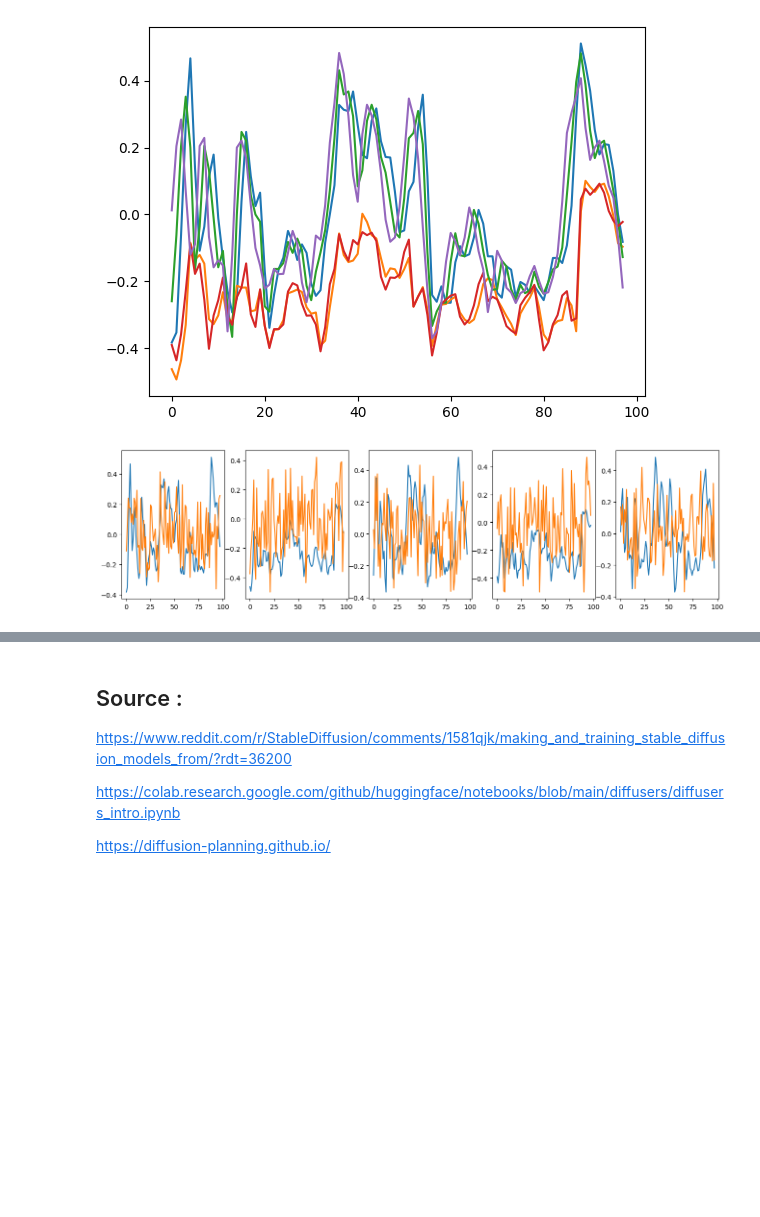
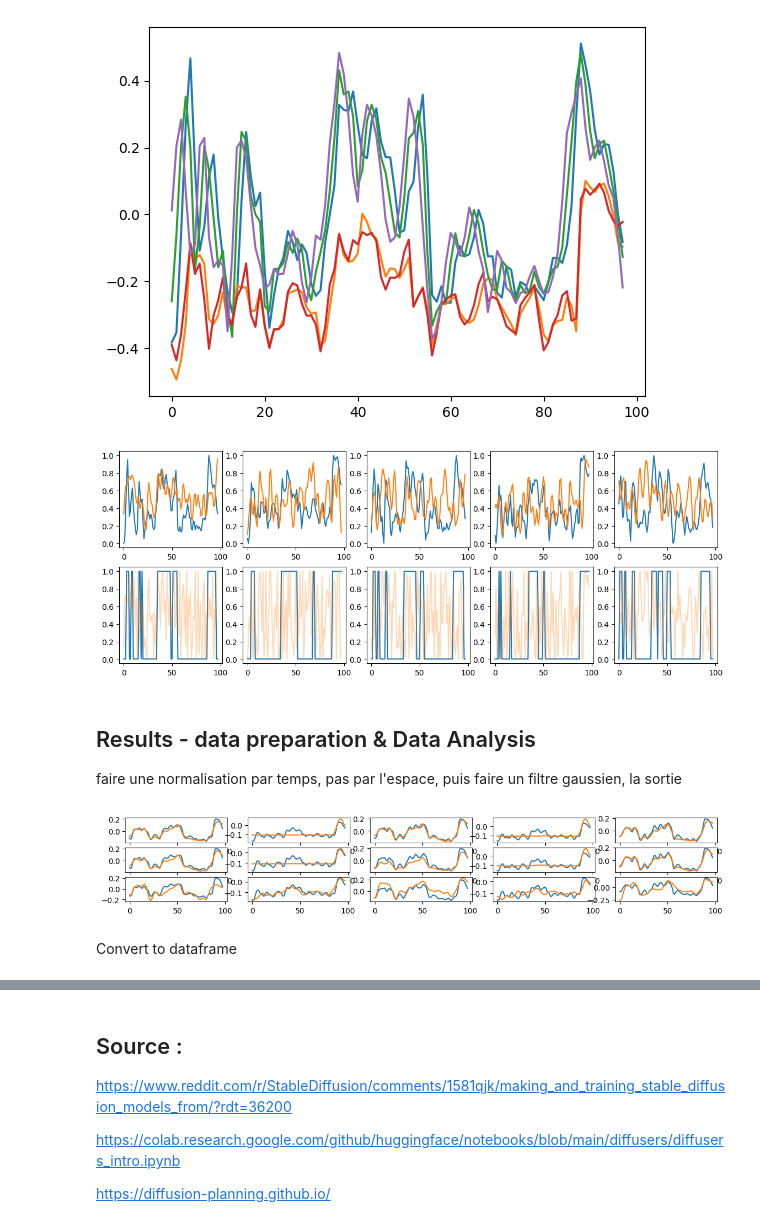
Before and after one commit to fabienfrfr/Gym-Setpoint, a Jupyter notebook: diffusion/result_Generative-2D_SPDL.ipynb, the cells around one changed output, grey strips where cells are left out. Saved outputs shown, nothing was run; the diff lists cells and outputs as text; code cells hidden in the pictures; blank space fills up the shorter version.

```diff
--- a/diffusion/result_Generative-2D_SPDL.ipynb
+++ b/diffusion/result_Generative-2D_SPDL.ipynb
@@ -156,6 +172,7 @@ def evaluate(pipeline, eval_batch_size, num_inference_steps):
     denoised_sample = pipeline(
         batch_size=eval_batch_size,
         num_inference_steps=num_inference_steps,
+        generator=torch.manual_seed(0),
         output_type = np.array,
     ).images
     return denoised_sample
@@ -251,13 +268,22 @@ plt.show()
 [figure]
 # %%
 subdata_randn = torch.tensor(5*subdata)
-subdata_generated = custom_evaluate(pipeline, subdata_randn, num_timesteps)
+subdata_generated = custom_evaluate(pipeline, subdata_randn, 5)
 # %%
-fig, axs = plt.subplots(1, 5, figsize=(16, 4))
+fig, axs = plt.subplots(2, 5, figsize=(14, 5))
 for i in range(5):
   # TO DO : standarsize each channel --> or measurement of variation ? il y a un décalage pour le canal d'action
-  axs[i].plot(subdata[:,i,16,16])
-  axs[i].plot(subdata_generated[:,i,16,16].detach().numpy()/2)
+  d = subdata[:,i,16,16]; d = (d - d.min())/(d.max() - d.min())
+  dg = subdata_generated[:,i,16,16].detach().numpy(); dg = (dg - dg.min())/(dg.max() - dg.min())
+  # plot
+  axs[0][i].plot(d)
+  axs[0][i].plot(sm.gaussian_filter1d(dg, 1))
+  axs[1][i].plot(np.where(d > 0.5, 1, 0))
+  axs[1][i].plot(dg, alpha=0.3)
 fig.show()
 # %% [output]
-[figure, old version]
+[figure, new version]
+# %% [markdown]
+## Results - data preparation & Data Analysis
+
+faire une normalisation par temps, pas par l'espace, puis faire un filtre gaussien, la sortie
@@ -263,0 +314,15 @@ fig.show()
+# %%
+# verify if equivalent
+fig, axs = plt.subplots(len(predict), 5, figsize=(14, 2))
+for j in range(len(predict)) :
+  for i in range(5):
+    d = predict[j][0][i,:,16,16]
+    dg = predict[j][1][i,:,16,16]
+    # plot
+    axs[j][i].plot(d)
+    axs[j][i].plot(dg)
+fig.show()
+# %% [output]
+[figure, added]
+# %% [markdown]
+Convert to dataframe
```
Also changed, not shown: parts of 8 cells of this notebook.
